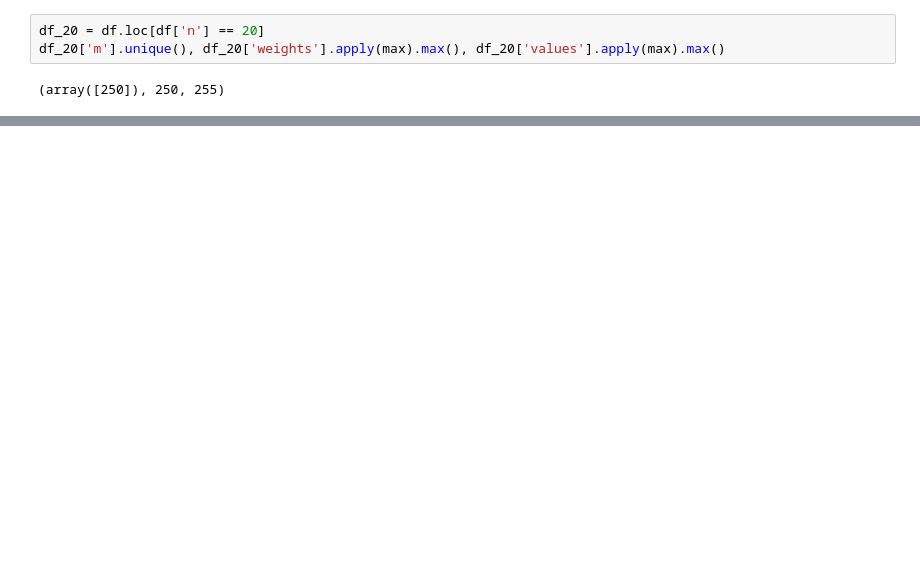
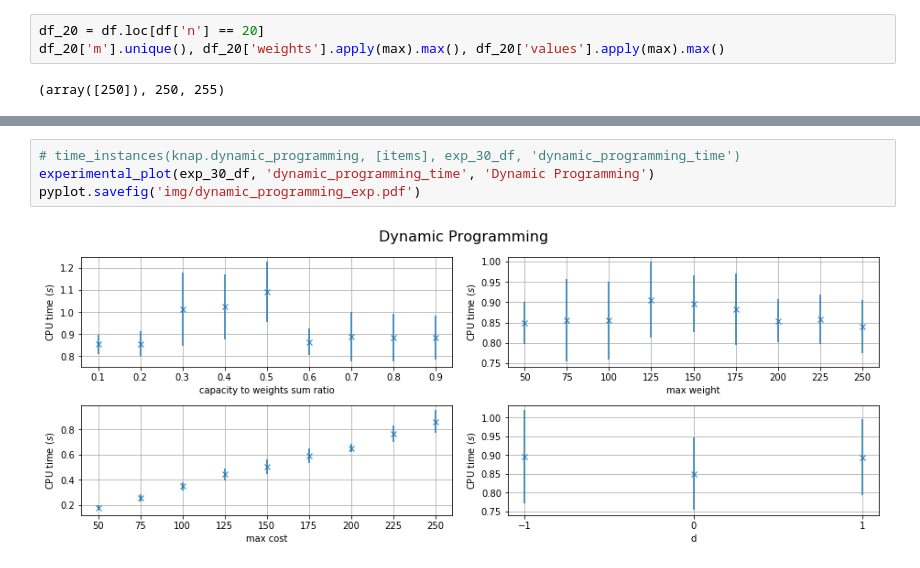
Before and after one commit to podondra/knapsack-problem, a Jupyter notebook: Analysis of Methods for Solving the Knapsack Problem.ipynb, the cells around one changed output, grey strips where cells are left out. Cells and saved outputs as stored; diff of their text form; blank space fills up the shorter version.

```diff
--- a/Analysis of Methods for Solving the Knapsack Problem.ipynb
+++ b/Analysis of Methods for Solving the Knapsack Problem.ipynb
@@ -462,0 +458,6 @@ for title, index in [('Brute Force', 'brute_force_time'),
+# %%
+# time_instances(knap.dynamic_programming, [items], exp_30_df, 'dynamic_programming_time')
+experimental_plot(exp_30_df, 'dynamic_programming_time', 'Dynamic Programming')
+pyplot.savefig('img/dynamic_programming_exp.pdf')
+# %% [output]
+[figure, added]
```
Also changed, not shown: parts of 20 cells of this notebook, 19 other files.
